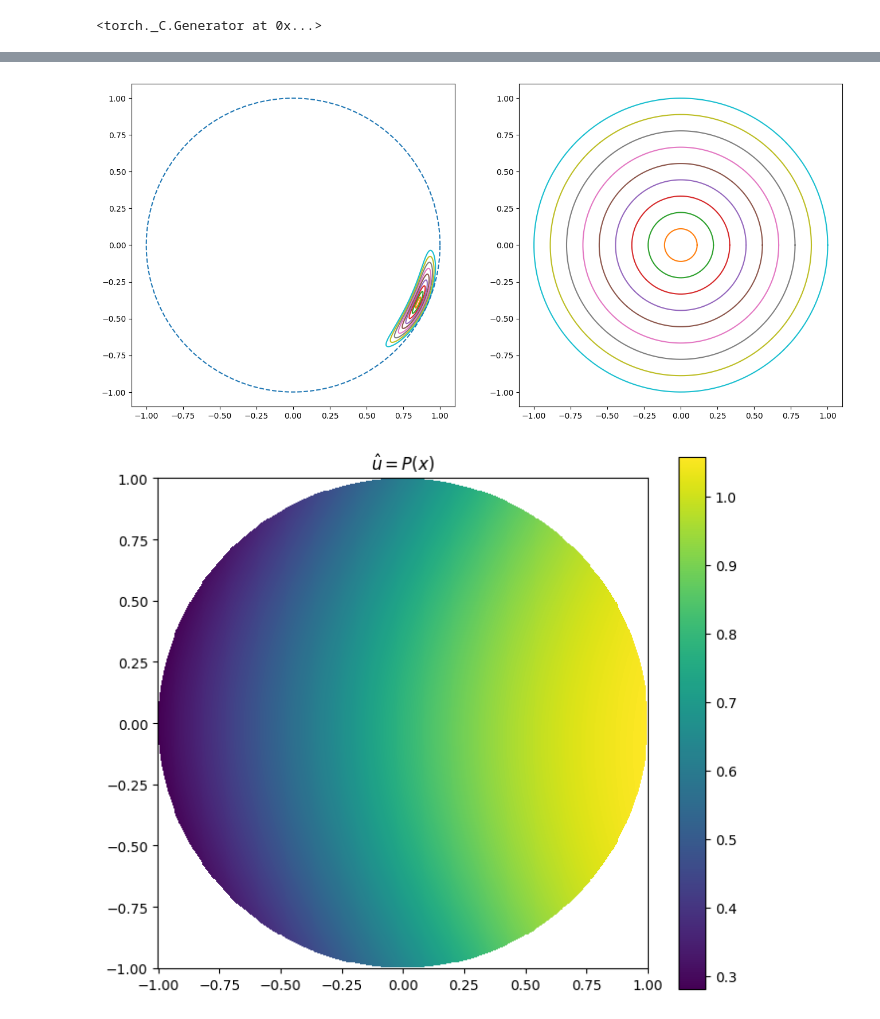
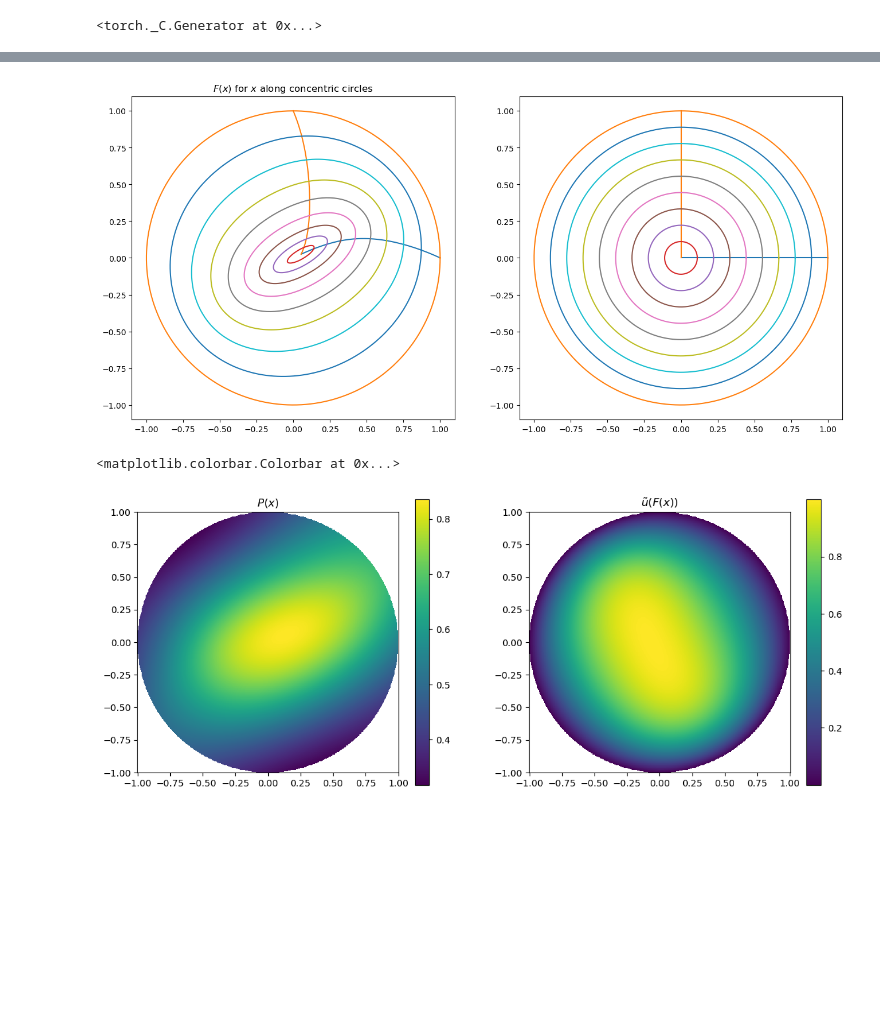
Before and after one commit to pascaltribel/polyharmonic_critic_equation, a Jupyter notebook: biharmonic_circle.ipynb, the cells around one changed output, grey strips where cells are left out. Cells and saved outputs as stored; diff of their text form; code cells hidden in the pictures; blank space fills up the shorter version.

```diff
--- a/biharmonic_circle.ipynb
+++ b/biharmonic_circle.ipynb
@@ -61,10 +61,15 @@ class AdditiveCoupling(nn.Module):
         super().__init__()
         self.flip = flip
         self.mlp = nn.Sequential(
-            nn.Linear(1, hidden), nn.Sigmoid(),
-            nn.Linear(hidden, hidden), nn.Sigmoid(),
-            nn.Linear(hidden, 1), nn.Sigmoid()
+            nn.Linear(1, hidden), nn.Tanh(),
+            nn.Linear(hidden, hidden), nn.Tanh(),
+            nn.Linear(hidden, 1), nn.Tanh()
         )
+        # self.mlp = nn.Sequential(
+        #     nn.Linear(1, hidden), nn.Sigmoid(),
+        #     nn.Linear(hidden, hidden), nn.Sigmoid(),
+        #     nn.Linear(hidden, 1), nn.Sigmoid()
+        # )
         nn.init.zeros_(self.mlp[-2].weight)
         nn.init.zeros_(self.mlp[-2].bias)
 
@@ -85,10 +90,10 @@ class InvertibleNN(nn.Module):
         z = x
         for l in (reversed(self.layers) if inverse else self.layers):
             z = l(z, inverse)
-        #d = (1 - (x[:, 0]**2 + x[:, 1]**2)**0.5).unsqueeze(-1)
-        #return nn.Tanh()(d) * z + x * (1-nn.Tanh()(d))
-        #print(z[:, 0])
-        return torch.stack([z[:, 0]*torch.cos(2*torch.pi*z[:, 1]), z[:, 0]*torch.sin(2*torch.pi*z[:, 1])], axis=-1)
+        # return z
+        d = (1 - (x[:, 0]**2 + x[:, 1]**2)**0.5).unsqueeze(-1)
+        return nn.Tanh()(d) * z + x * (1-nn.Tanh()(d))
+        # return torch.stack([z[:, 0]*torch.cos(2*torch.pi*z[:, 1]), z[:, 0]*torch.sin(2*torch.pi*z[:, 1])], axis=-1)
 # %%
 def grad(y, x):
     return torch.autograd.grad(y, x, torch.ones_like(y), create_graph=True)[0]
@@ -180,35 +185,53 @@ Xs = torch.stack([xs, ys], dim=-1).reshape(-1, 2)
 Fts = [F(r*Xs) for r in rs]
 fig, ax = plt.subplots(1, 2, figsize=(16, 8))
 
+ts = torch.linspace(0,1, 200)
+Fl0 = F(torch.stack([ts, torch.zeros_like(ts)], dim=-1).reshape(-1, 2)).cpu().detach()
+Fl1 = F(torch.stack([torch.zeros_like(ts),ts], dim=-1).reshape(-1, 2)).cpu().detach()
+ax[0].plot(Fl0[:,0],Fl0[:,1])
+ax[1].plot(ts.cpu().detach(), np.zeros_like(ts))
+
+ax[0].plot(Fl1[:,0],Fl1[:,1])
+ax[1].plot(np.zeros_like(ts),ts.cpu().detach(),)
+
 for i in range(len(rs)):
     xt, yt = Fts[i][:,0].cpu().detach(), Fts[i][:,1].cpu().detach()
 
     ax[0].plot(xt, yt)
     ax[1].plot(rs.cpu()[i]*xs.cpu(), rs.cpu()[i]*ys.cpu())
 
-ax[0].plot(xs.cpu(),ys.cpu(), linestyle='dashed')
+# ax[0].plot(xs.cpu(),ys.cpu(), linestyle='dashed')
 ax[0].set_aspect("equal")
+ax[0].set_title("$F(x)$ for $x$ along concentric circles")
 ax[1].set_aspect("equal")
 plt.show()
 # %% [output]
-[figure, old version]
+[figure, new version]
 # %%
 xs = torch.linspace(-1, 1, n)
 X1, X2 = torch.meshgrid(xs, xs, indexing="ij")
 x = torch.stack([X1, X2], dim=-1).reshape(-1, 2)
+
 with torch.no_grad():
     px = P(x)
+    fx = F(x)
+    ufx = u_tilde(fx[:, 0], fx[:, 1])
 
 mask = (X1**2 + X2**2 > 1).cpu().numpy()
 px_masked = np.ma.array(px.reshape(n, n).cpu().numpy(), mask=mask)
+ufx_masked = np.ma.array(ufx.reshape(n, n).cpu().numpy(), mask=mask)
 
-fig, ax = plt.subplots(1, 1, figsize=(7, 7))
-m = np.abs(px_masked).max()
-im0 = ax.pcolormesh(X1.cpu(), X2.cpu(), px_masked, vmax=m)
-ax.set_title(r"$\hat u = P(x)$")
-ax.set_aspect("equal")
-plt.colorbar(im0, ax=ax, shrink=0.8)
-plt.tight_layout()
-plt.show()
+fig, ax = plt.subplots(1, 2, figsize=(14, 7))
+
+im0 = ax[0].pcolormesh(X1.cpu(), X2.cpu(), px_masked)
+ax[0].set_title(r"$P(x)$")
+ax[0].set_aspect("equal")
+plt.colorbar(im0, ax=ax[0], shrink=0.8)
+
+im1 = ax[1].pcolormesh(X1.cpu(), X2.cpu(), ufx_masked)
+ax[1].set_title(r"$\tilde u (F(x))$")
+ax[1].set_aspect("equal")
+plt.colorbar(im1, ax=ax[1], shrink=0.8)
 # %% [output]
+<matplotlib.colorbar.Colorbar at 0x...>
-[figure, old version]
+[figure, new version]
```
Also changed, not shown: parts of 4 cells of this notebook, 1 other file.
